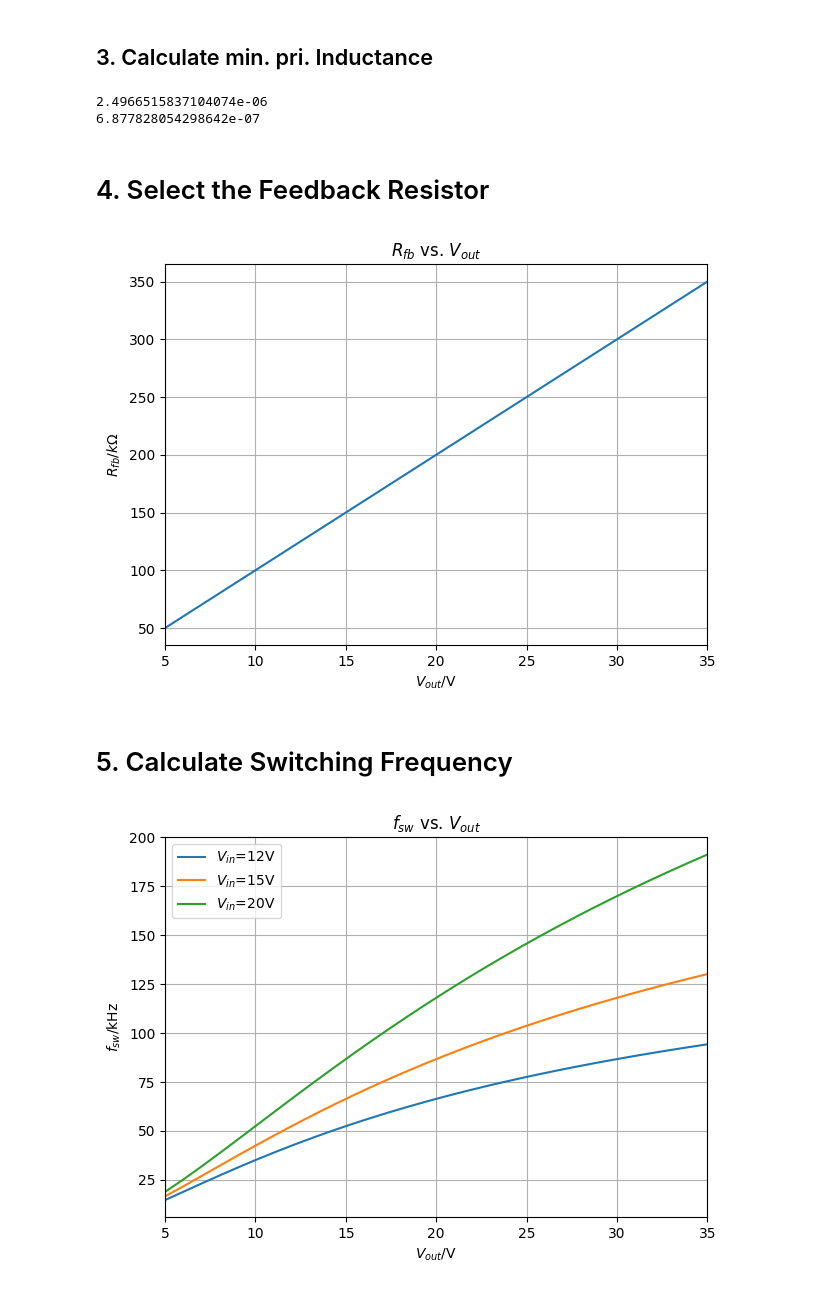
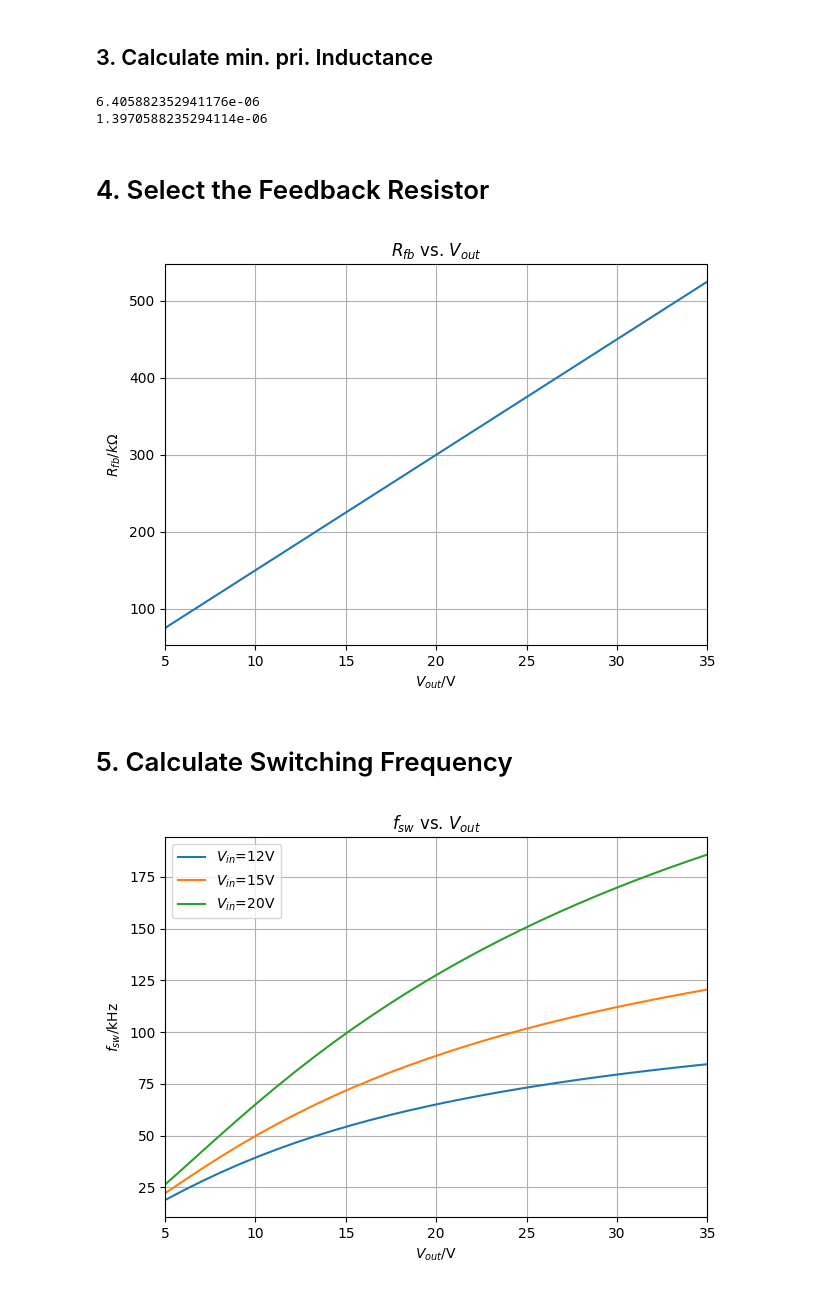
Before and after one commit to juulsA/usb-c-pd-vps, a Jupyter notebook: calculations/usb-c-pd-vps.ipynb, the cells around one changed output. Cells and saved outputs as stored; diff of their text form; code cells hidden in the pictures.

```diff
--- a/calculations/usb-c-pd-vps.ipynb
+++ b/calculations/usb-c-pd-vps.ipynb
@@ -18,8 +18,8 @@ for i in range(len(v_in)):
     for j in range(len(v_out)):
         n_ps[i,j] = d_max * v_in[i] / ((1 - d_max) * (v_out[j] + v_f)) # primary to secondary winding ratio
 
-# select n_ps = 1 for design
-n_ps_design = 1
+# select n_ps = 1.5 for design (750311591)
+n_ps_design = 1.5
 
 # calucate duty cycle for fixed n_ps value
 for i in range(len(v_in)):
@@ -85,18 +85,18 @@ v_in_max = 20; # maximum input voltage
 v_out_max = 33; # output voltage
 v_f = 0.0; # forward voltage (diode) --> set to zero, since LT8309 shall be used
 v_sense = 17e-3
-r_sense_design = 0.003
+r_sense_design = 0.005
 t_demag = 440e-9; # minimum demagnetizing time
 t_on = 200e-9; # minimum switch on-time
 
-l_pri = ((v_out_max + v_f) * r_sense * t_demag * n_ps_design) / v_sense # minimum primary inductance
+l_pri = ((v_out_max + v_f) * r_sense_design * t_demag * n_ps_design) / v_sense # minimum primary inductance
 print(l_pri)
 
 l_pri = (v_in_max * r_sense * t_on) / v_sense
 print(l_pri)
 # %% [output]
-2.4966515837104074e-06
-6.877828054298642e-07
+6.405882352941176e-06
+1.3970588235294114e-06
 # %% [markdown]
 # 4. Select the Feedback Resistor
 # %%
@@ -112,27 +112,27 @@ plt.grid(True)
 plt.tight_layout()
 plt.show()
 # %% [output]
-[figure, old version]
+[figure, new version]
 # %% [markdown]
 # 5. Calculate Switching Frequency
 # %%
-l_pri_design = 6e-6
+l_pri_design = 8e-6
 
 f_sw = np.zeros((len(v_in), len(v_out)))
 
 for i in range(len(v_in)):
     for j in range(len(v_out)):
         f_sw[i,j] = 1 / ( (l_pri_design * i_lim[i,j]) / v_in[i] + (l_pri_design * i_lim[i,j]) / (n_ps_design * (v_out[j] + v_f)))
 
     plt.plot(v_out, f_sw[i,:] / 1e3)
 
 plt.xlabel('$V_{out}$/V')
 plt.ylabel('$f_{sw}$/kHz')
 plt.title('$f_{sw}$ vs. $V_{out}$')
 plt.legend(['$V_{in}$=12V', '$V_{in}$=15V', '$V_{in}$=20V'])
 plt.grid(True)
 plt.xlim(np.min(v_out),np.max(v_out))
 plt.tight_layout()
 plt.show()
 # %% [output]
-[figure, old version]
+[figure, new version]
```
Also changed, not shown: parts of 2 cells of this notebook.
